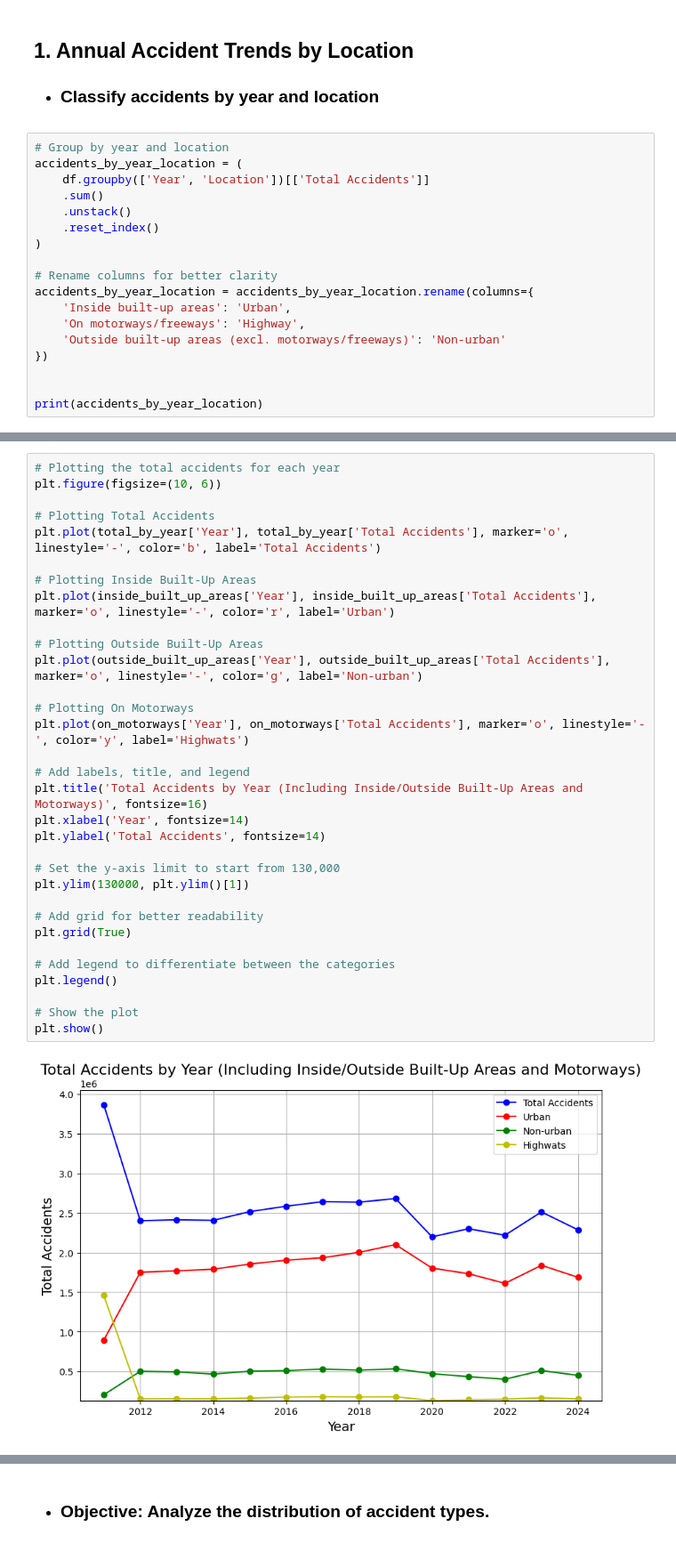
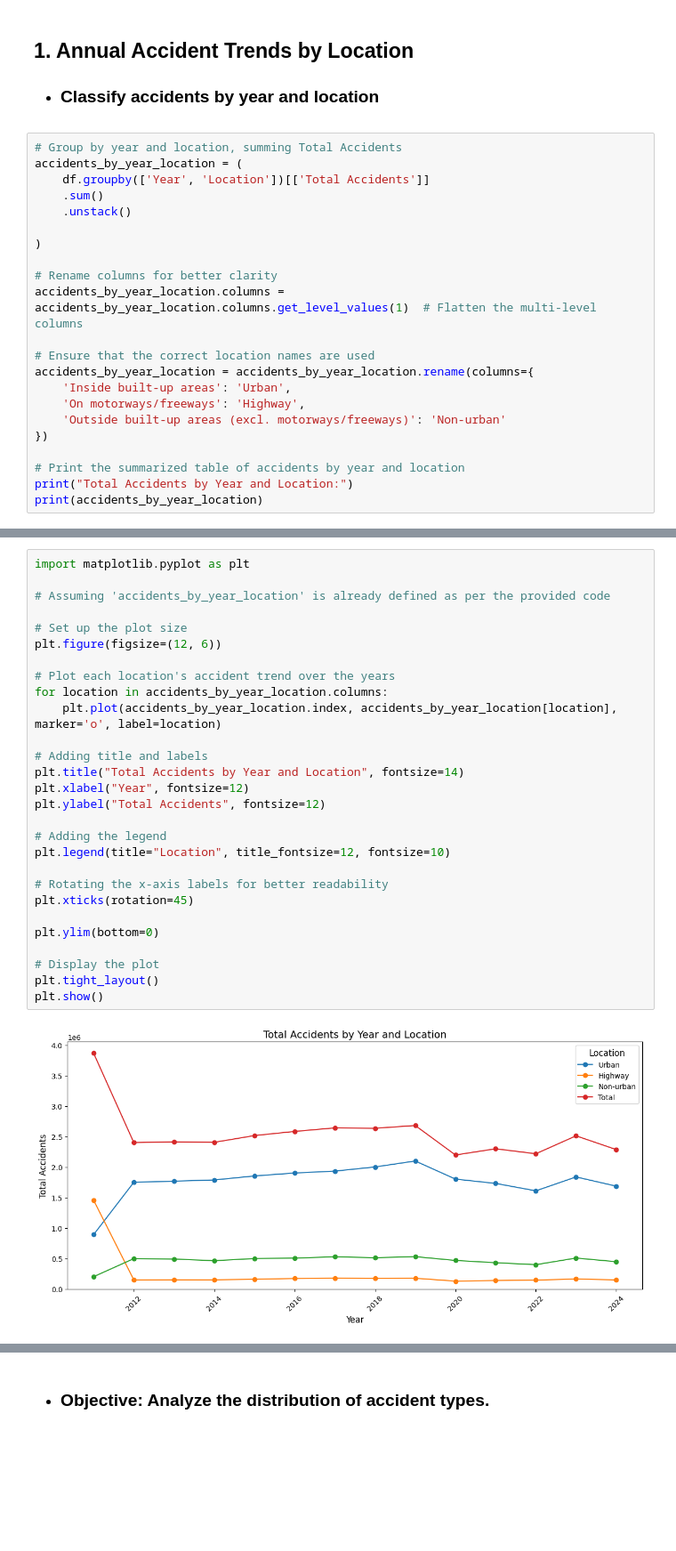
Before and after one commit to TheHessianBo/Traffic-Accidents-Germany, a Jupyter notebook: Traffic Accidents EDA.ipynb, the cells around one changed output, grey strips where cells are left out. Shown at 89% size. Cells and saved outputs as stored; diff of their text form; blank space fills up the shorter version.

```diff
--- a/Traffic Accidents EDA.ipynb
+++ b/Traffic Accidents EDA.ipynb
@@ -47,21 +47,25 @@ dtype: int64
 ## 1. Annual Accident Trends by Location
 - ### Classify accidents by year and location
 # %%
-# Group by year and location
+# Group by year and location, summing Total Accidents
 accidents_by_year_location = (
     df.groupby(['Year', 'Location'])[['Total Accidents']]
     .sum()
     .unstack()
-    .reset_index()
+
 )
 
 # Rename columns for better clarity
+accidents_by_year_location.columns = accidents_by_year_location.columns.get_level_values(1)  # Flatten the multi-level columns
+
+# Ensure that the correct location names are used
 accidents_by_year_location = accidents_by_year_location.rename(columns={
     'Inside built-up areas': 'Urban',
     'On motorways/freeways': 'Highway',
     'Outside built-up areas (excl. motorways/freeways)': 'Non-urban'
 })
 
-
+# Print the summarized table of accidents by year and location
+print("Total Accidents by Year and Location:")
 print(accidents_by_year_location)
 # %% [output]
@@ -84,34 +98,30 @@ Location                 Urban    Highway Non-urban      Total
 # %%
-# Plotting the total accidents for each year
-plt.figure(figsize=(10, 6))
+import matplotlib.pyplot as plt
 
-# Plotting Total Accidents
-plt.plot(total_by_year['Year'], total_by_year['Total Accidents'], marker='o', linestyle='-', color='b', label='Total Accidents')
+# Assuming 'accidents_by_year_location' is already defined as per the provided code
 
-# Plotting Inside Built-Up Areas
-plt.plot(inside_built_up_areas['Year'], inside_built_up_areas['Total Accidents'], marker='o', linestyle='-', color='r', label='Urban')
+# Set up the plot size
+plt.figure(figsize=(12, 6))
 
-# Plotting Outside Built-Up Areas
-plt.plot(outside_built_up_areas['Year'], outside_built_up_areas['Total Accidents'], marker='o', linestyle='-', color='g', label='Non-urban')
+# Plot each location's accident trend over the years
+for location in accidents_by_year_location.columns:
+    plt.plot(accidents_by_year_location.index, accidents_by_year_location[location], marker='o', label=location)
 
-# Plotting On Motorways
-plt.plot(on_motorways['Year'], on_motorways['Total Accidents'], marker='o', linestyle='-', color='y', label='Highwats')
+# Adding title and labels
+plt.title("Total Accidents by Year and Location", fontsize=14)
+plt.xlabel("Year", fontsize=12)
+plt.ylabel("Total Accidents", fontsize=12)
 
-# Add labels, title, and legend
-plt.title('Total Accidents by Year (Including Inside/Outside Built-Up Areas and Motorways)', fontsize=16)
-plt.xlabel('Year', fontsize=14)
-plt.ylabel('Total Accidents', fontsize=14)
+# Adding the legend
+plt.legend(title="Location", title_fontsize=12, fontsize=10)
 
-# Set the y-axis limit to start from 130,000
-plt.ylim(130000, plt.ylim()[1])
+# Rotating the x-axis labels for better readability
+plt.xticks(rotation=45)
 
-# Add grid for better readability
-plt.grid(True)
+plt.ylim(bottom=0)
 
-# Add legend to differentiate between the categories
-plt.legend()
-
-# Show the plot
+# Display the plot
+plt.tight_layout()
 plt.show()
 # %% [output]
-[figure, old version]
+[figure, new version]
```
Also changed, not shown: parts of 4 cells of this notebook, 2 other files.
